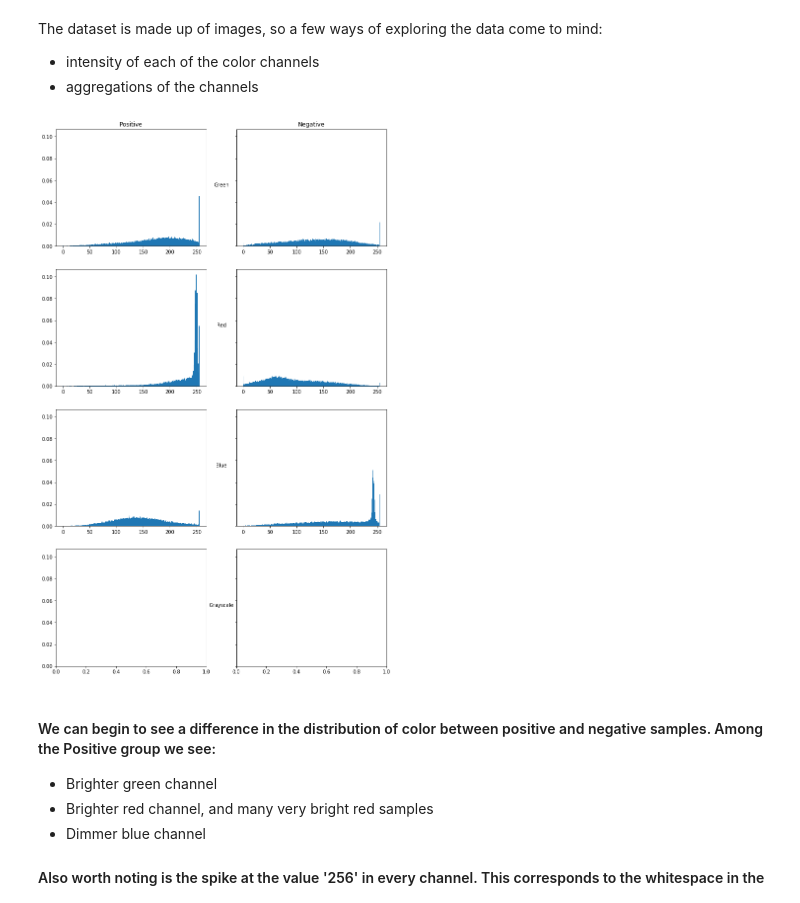
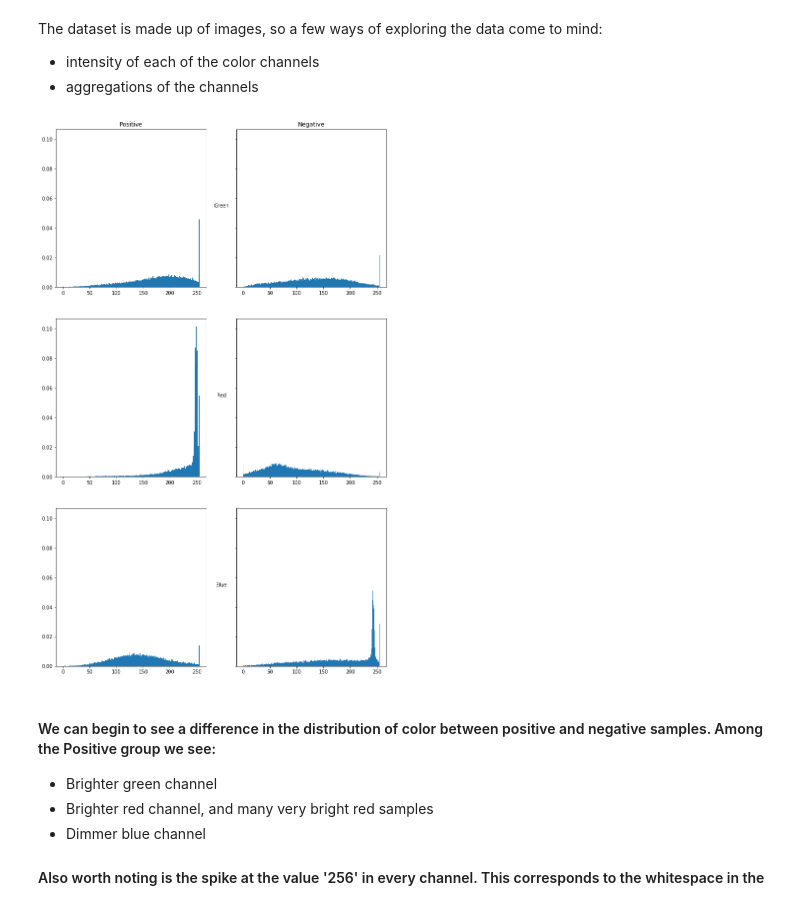
Before and after one commit to morganfry/springboard, a Jupyter notebook: Capstone Project 1/Spr_Cap1_MFRY_Data_Exploration.ipynb, the cells around one changed output. Drawn from its saved outputs; the diff is of its cells as text; code cells hidden in the pictures.

```diff
--- a/Capstone Project 1/Spr_Cap1_MFRY_Data_Exploration.ipynb
+++ b/Capstone Project 1/Spr_Cap1_MFRY_Data_Exploration.ipynb
@@ -102,27 +102,25 @@ X_neg_l=list(X_neg.values())
 X_pos_vect_l=list(X_pos_vect.values())
 X_neg_vect_l=list(X_neg_vect.values())
 # %%
-fig,ax = plt.subplots(4,2, sharey=True, figsize=(12,20))
+fig,ax = plt.subplots(3,2, sharey=True, figsize=(12,20))
 
 ax[0,0].hist(X_pos_l[:][:][:][0].flatten(),density=True,bins=256)
 ax[0,1].hist(X_neg_l[:][:][:][0].flatten(),density=True,bins=256)
 ax[1,0].hist(X_pos_l[:][:][:][1].flatten(),density=True,bins=256)
 ax[1,1].hist(X_neg_l[:][:][:][1].flatten(),density=True,bins=256)
 ax[2,0].hist(X_pos_l[:][:][:][2].flatten(),density=True,bins=256)
 ax[2,1].hist(X_neg_l[:][:][:][2].flatten(),density=True,bins=256)
-#ax[3,0].hist(X_pos_gray_l,bins=256)
-#ax[3,1].hist(X_neg_gray_l,bins=256)
 
 ax[0,0].set_title("Positive")
 ax[0,1].set_title("Negative")
 ax[0,1].set_ylabel("Green",rotation='horizontal',labelpad=30)
 ax[1,1].set_ylabel("Red",rotation='horizontal',labelpad=30)
 ax[2,1].set_ylabel("Blue",rotation='horizontal',labelpad=30)
-ax[3,1].set_ylabel("Grayscale",rotation='horizontal',labelpad=30)
+#ax[3,1].set_ylabel("Grayscale",rotation='horizontal',labelpad=30)
 
 plt.show()
 # %% [output]
-[figure, old version]
+[figure, new version]
 # %% [markdown]
 #### We can begin to see a difference in the distribution of color between positive and negative samples. Among the Positive group we see:
 * Brighter green channel
```
Also changed, not shown: parts of 7 cells of this notebook, 1 other file.
